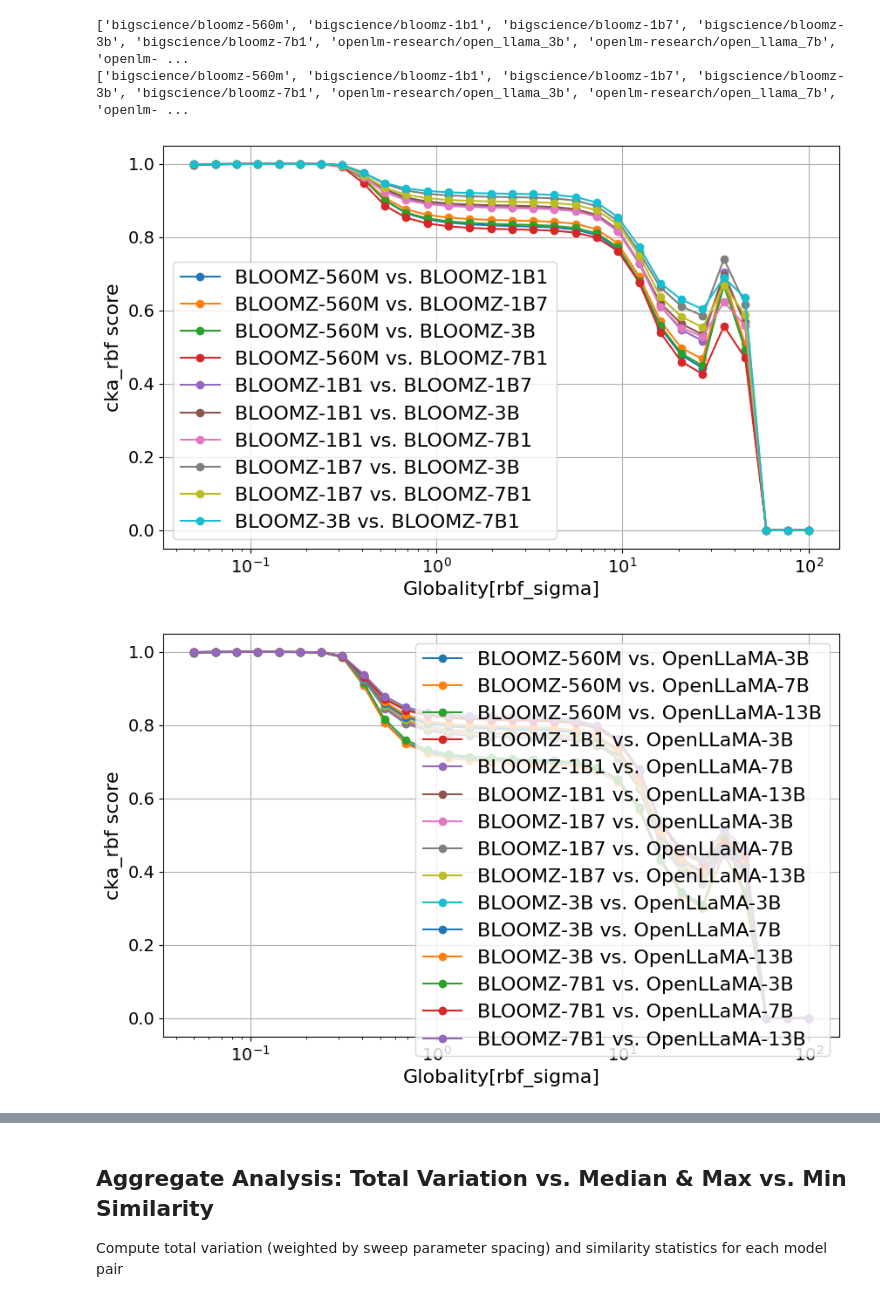
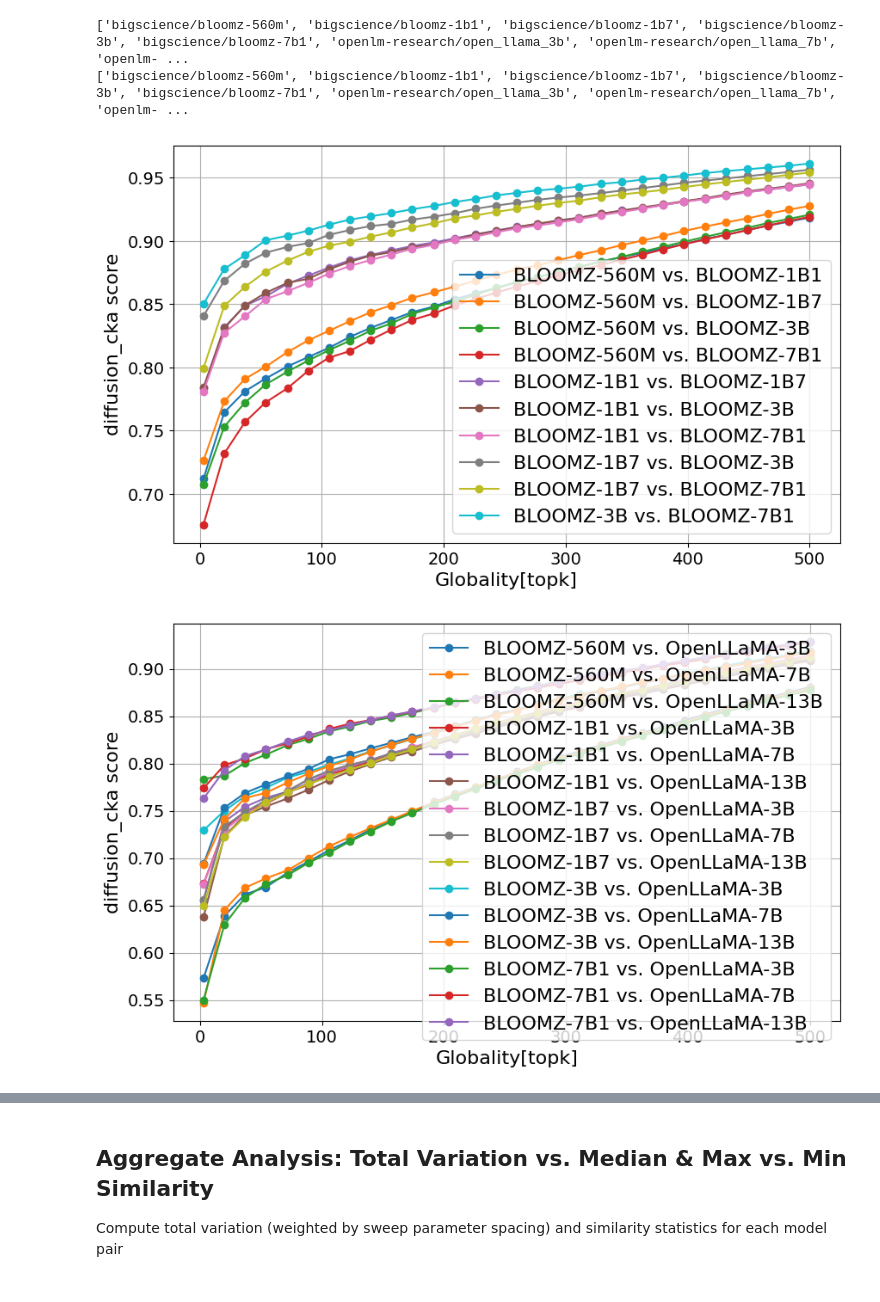
Before and after one commit to barweiss1/platonic-rep, a Jupyter notebook: post_processing/similarity_globality.ipynb, the cells around one changed output, grey strips where cells are left out. Saved outputs shown, nothing was run; the diff lists cells and outputs as text; code cells hidden in the pictures.

Commit message:
added diffusion_cka metric

```diff
--- a/post_processing/similarity_globality.ipynb
+++ b/post_processing/similarity_globality.ipynb
@@ -25,7 +25,7 @@ import seaborn as sns
 #     'pool_y': 'cls',
 #     'prompt_x': False,
 #     'prompt_y': False,
-#     'metric': 'cka_rbf',
+#     'metric': 'diffusion_cka',
 #     'sweep_len': 30,
 #     'layer_mode': 'final',
 # }
@@ -40,7 +40,7 @@ sim_params = {
     'pool_y': 'avg',
     'prompt_x': False,
     'prompt_y': False,
-    'metric': 'cka_rbf',
+    'metric': 'diffusion_cka',
     'sweep_len': 30,
     'layer_mode': 'final',
 }
@@ -55,9 +55,9 @@ sim_params = {
 #     'pool_y': 'cls',
 #     'prompt_x': False,
 #     'prompt_y': False,
-#     'metric': 'cknna',
-#     'sweep_len': 10,
-#     'layer_mode': 'max',
+#     'metric': 'diffusion_cka',
+#     'sweep_len': 30,
+#     'layer_mode': 'final',
 # }
 
 # sim_params = {
@@ -70,9 +70,9 @@ sim_params = {
 #     'pool_y': 'avg',
 #     'prompt_x': False,
 #     'prompt_y': False,
-#     'metric': 'mutual_knn',
-#     'sweep_len': 10,
-#     'layer_mode': 'max',
+#     'metric': 'diffusion_cka',
+#     'sweep_len': 30,
+#     'layer_mode': 'final',
 # }
 fontsize = 16
 
@@ -199,25 +199,26 @@ def plot_similarity_globality(
 # %%
 families_x = vision_model_families if sim_params['modality_x'] == "vision" else language_model_families
 families_y = vision_model_families if sim_params['modality_y'] == "vision" else language_model_families
 
 # use log scale if sweep_vec is not evenely spaced
 sweep_vec = data['param_vec']
-log_scale = not np.allclose(np.diff(sweep_vec), np.diff(sweep_vec)[0])
+# log_scale = not np.allclose(np.diff(sweep_vec), np.diff(sweep_vec)[0])
+log_scale = False
 
 # plot similarity vs. globality for each unique family pair
 family_pairs = []
 for fam_x in families_x:
     for fam_y in families_y:
         if (fam_y, fam_x) in family_pairs:
             continue
         family_pairs.append((fam_x, fam_y))
         plot_similarity_globality(
             data, model_names_x, model_names_y,
             fam_x, fam_y,
             figure_path,
             fontsize=fontsize,
             log_scale=log_scale  # Enable logarithmic x-axis
         )
 # %% [output]
-[figure, old version]
+[figure, new version]
-[figure, old version]
+[figure, new version]
```
Also changed, not shown: parts of 6 cells of this notebook, 1 other file.
